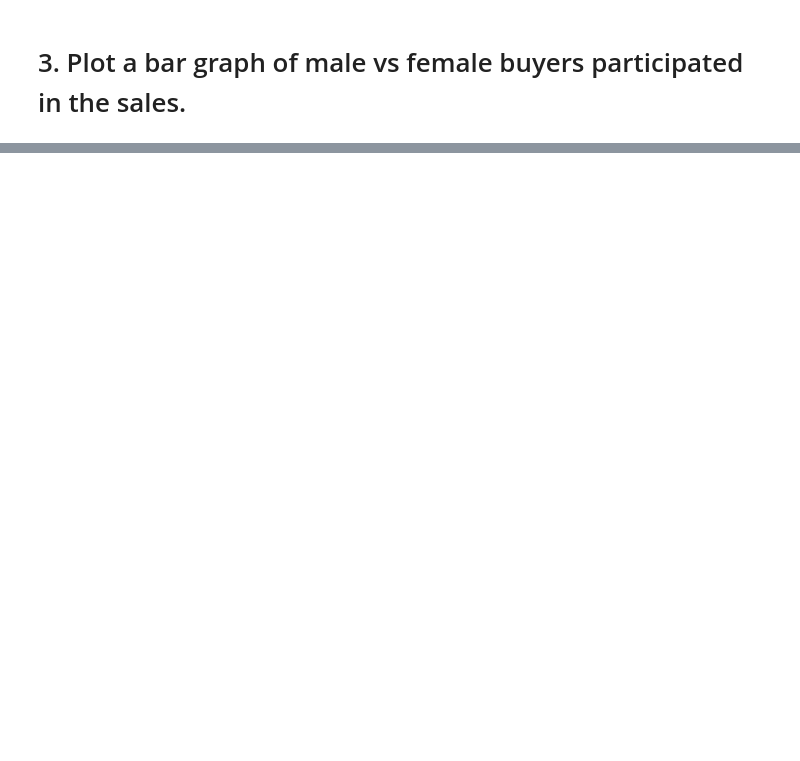
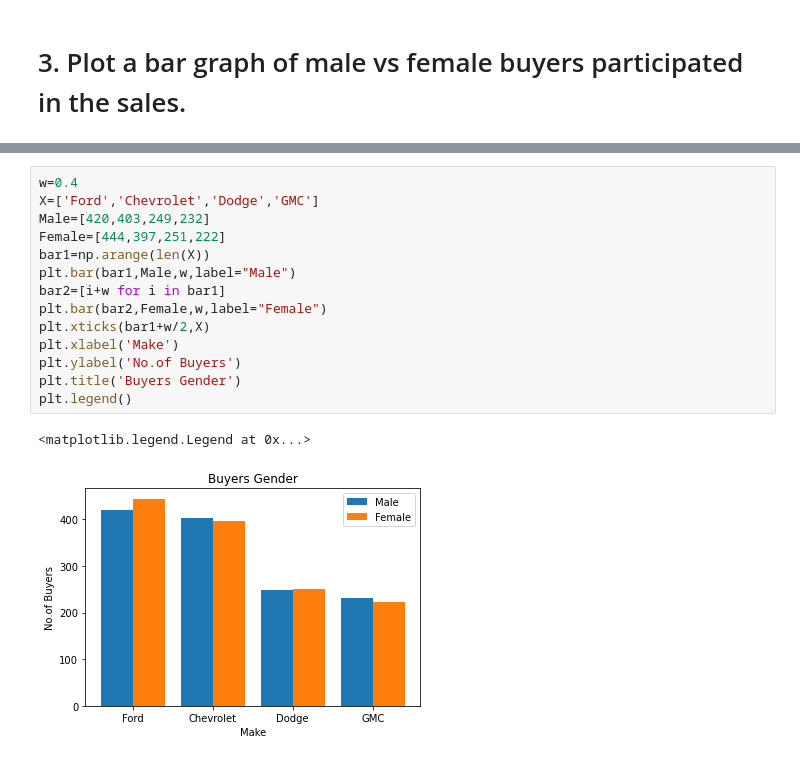
Before and after one commit to InduGeorge/Assignments-case-studies, a Jupyter notebook: Case Study.ipynb, the cells around one changed output, grey strips where cells are left out. Drawn from its saved outputs; the diff is of its cells as text; blank space fills up the shorter version.

```diff
--- a/Case Study.ipynb
+++ b/Case Study.ipynb
@@ -130,0 +107,17 @@ KeyError: 'Make'
+# %%
+w=0.4
+X=['Ford','Chevrolet','Dodge','GMC']
+Male=[420,403,249,232]
+Female=[444,397,251,222]
+bar1=np.arange(len(X))
+plt.bar(bar1,Male,w,label="Male")
+bar2=[i+w for i in bar1]
+plt.bar(bar2,Female,w,label="Female")
+plt.xticks(bar1+w/2,X)
+plt.xlabel('Make')
+plt.ylabel('No.of Buyers')
+plt.title('Buyers Gender')
+plt.legend()
+# %% [output]
+<matplotlib.legend.Legend at 0x...>
+[figure, added]
```
Also changed, not shown: parts of 32 cells of this notebook.
